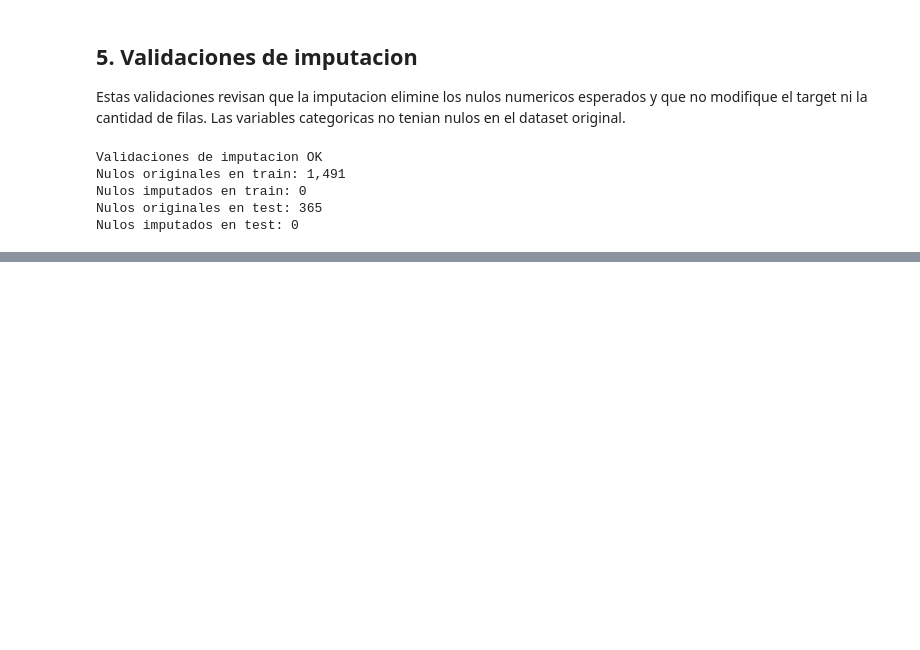
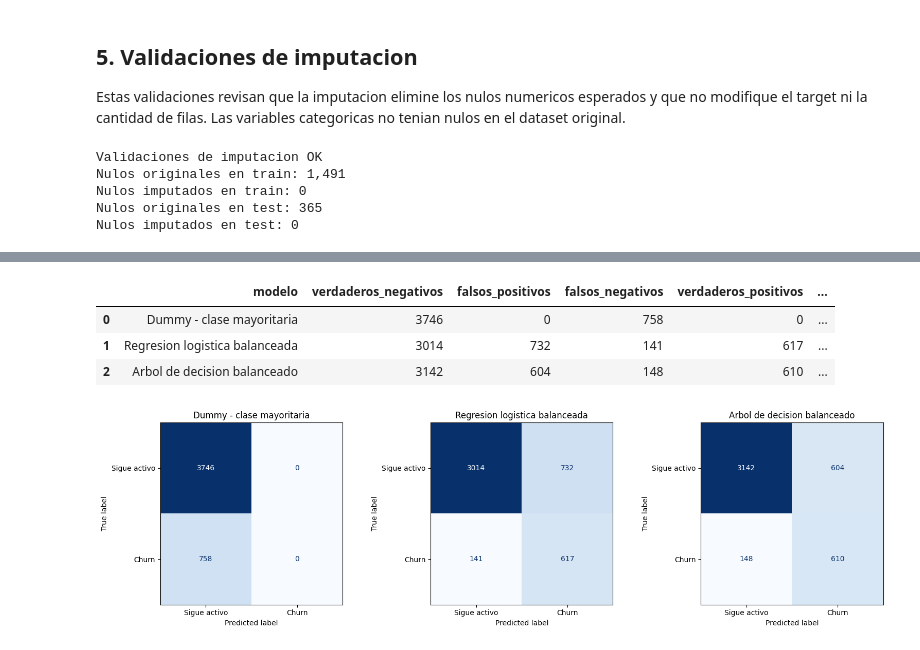
Before and after one commit to FelipeTamaki/TP_IA_aplicada_a_negocios_churn_Grupo1, a Jupyter notebook: Modelo.ipynb, the cells around one changed output, grey strips where cells are left out. Drawn from its saved outputs; the diff is of its cells as text; code cells hidden in the pictures; blank space fills up the shorter version.

```diff
--- a/Modelo.ipynb
+++ b/Modelo.ipynb
@@ -362,0 +623,65 @@ Decision pendiente antes de entrenar: confirmar si `Complain` y `DaySinceLastOrd
+# %%
+oof_predictions = {}
+oof_rows = []
+
+fig, axes = plt.subplots(1, 3, figsize=(16, 4.5))
+
+for ax, (model_name, pipeline) in zip(axes, models.items()):
+    predictions = cross_val_predict(
+        pipeline,
+        X_train_model,
+        y_train,
+        cv=cv,
+        method="predict",
+        n_jobs=1,
+    )
+    probabilities = cross_val_predict(
+        pipeline,
+        X_train_model,
+        y_train,
+        cv=cv,
+        method="predict_proba",
+        n_jobs=1,
+    )[:, 1]
+
+    oof_predictions[model_name] = {
+        "predictions": predictions,
+        "probabilities": probabilities,
+    }
+
+    tn, fp, fn, tp = confusion_matrix(y_train, predictions).ravel()
+    oof_rows.append({
+        "modelo": model_name,
+        "verdaderos_negativos": tn,
+        "falsos_positivos": fp,
+        "falsos_negativos": fn,
+        "verdaderos_positivos": tp,
+        "clientes_contactados": int(fp + tp),
+        "churn_detectado": int(tp),
+        "churn_no_detectado": int(fn),
+        "recall_oof": recall_score(y_train, predictions, zero_division=0),
+        "precision_oof": precision_score(y_train, predictions, zero_division=0),
+        "f2_oof": fbeta_score(y_train, predictions, beta=2, zero_division=0),
+        "pr_auc_oof": average_precision_score(y_train, probabilities),
+    })
+
+    ConfusionMatrixDisplay.from_predictions(
+        y_train,
+        predictions,
+        display_labels=["Sigue activo", "Churn"],
+        cmap="Blues",
+        colorbar=False,
+        ax=ax,
+    )
+    ax.set_title(model_name)
+
+plt.tight_layout()
+
+oof_summary = pd.DataFrame(oof_rows)
+display(oof_summary)
+# %% [output]
+|  | modelo | verdaderos_negativos | falsos_positivos | falsos_negativos | verdaderos_positivos | ... |
+| 0 | Dummy - clase mayoritaria | 3746 | 0 | 758 | 0 | ... |
+| 1 | Regresion logistica balanceada | 3014 | 732 | 141 | 617 | ... |
+| 2 | Arbol de decision balanceado | 3142 | 604 | 148 | 610 | ... |
+[figure, added]
```
Also changed, not shown: parts of 23 cells of this notebook, 18 other files.
